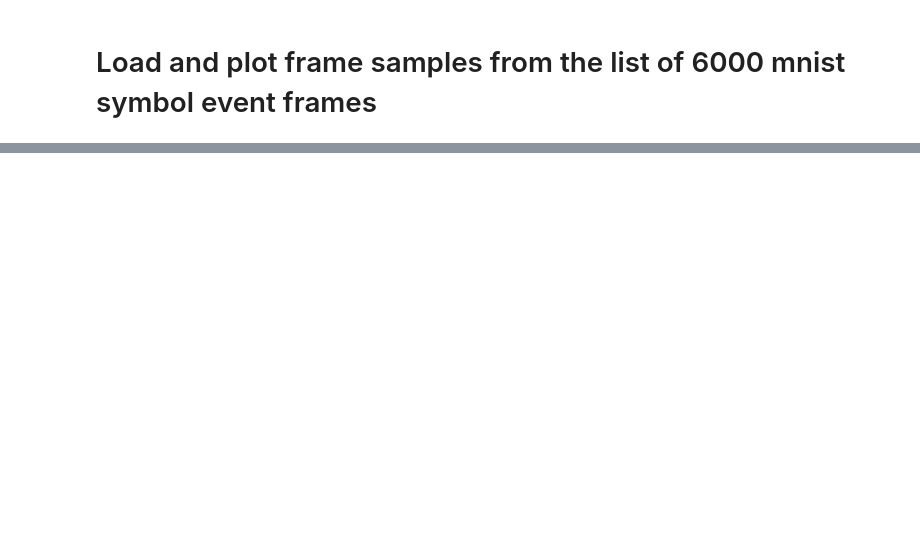
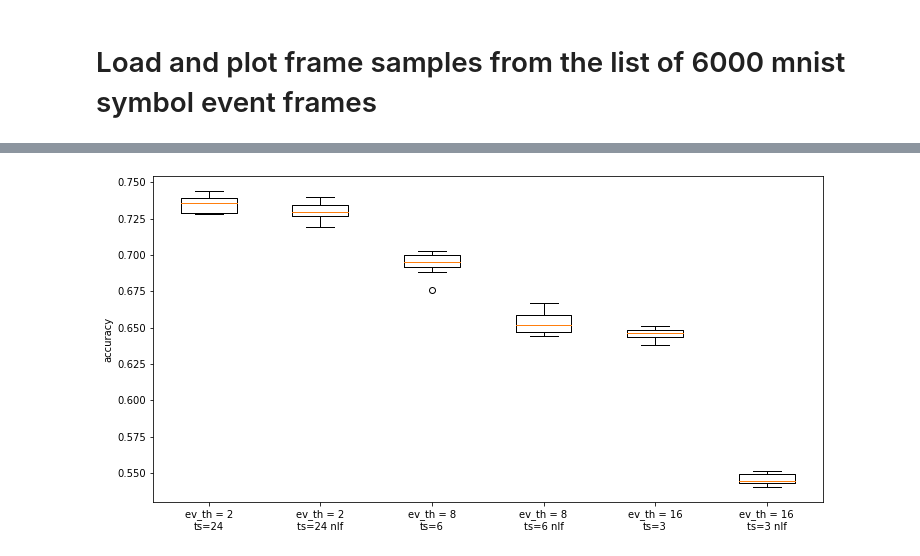
Before and after one commit to sashkarivkind/imagewalker, a Jupyter notebook: syc_mnist_crop_load_save_v1.ipynb, the cells around one changed output, grey strips where cells are left out. Cells and saved outputs as stored; diff of their text form; code cells hidden in the pictures; blank space fills up the shorter version.

```diff
--- a/syc_mnist_crop_load_save_v1.ipynb
+++ b/syc_mnist_crop_load_save_v1.ipynb
@@ -415,0 +532,21 @@ plt.savefig('performance_vs_ev-th.png')
+# %%
+val_accuracy_arr_100_8_6 = [0.700, 0.702, 0.688, 0.693, 0.700, 0.676, 0.695, 0.695, 0.691, 0.703]
+val_accuracy_arr_100_2_24 = [0.743, 0.730, 0.728, 0.728, 0.739, 0.739, 0.733, 0.739, 0.728, 0.744]
+val_accuracy_arr_100_16_3 = [0.644, 0.647, 0.6428, 0.648, 0.6513, 0.645, 0.648, 0.643, 0.638, 0.650]
+
+val_accuracy_arr_100_8_6_remove_last_fr = [0.647, 0.646, 0.667, 0.660, 0.660, 0.654, 0.648, 0.655, 0.650, 0.644]
+val_accuracy_arr_100_2_24_remove_last_fr = [0.729, 0.727, 0.734, 0.734, 0.730, 0.726, 0.727, 0.719, 0.740, 0.739]
+val_accuracy_arr_100_16_3_remove_last_fr = [0.551, 0.551, 0.544, 0.543, 0.540, 0.544, 0.545, 0.543, 0.550, 0.548]
+
+data = [ val_accuracy_arr_100_2_24, val_accuracy_arr_100_2_24_remove_last_fr,
+        val_accuracy_arr_100_8_6, val_accuracy_arr_100_8_6_remove_last_fr,
+        val_accuracy_arr_100_16_3, val_accuracy_arr_100_16_3_remove_last_fr]
+
+plt.figure(figsize=(12,6))
+plt.boxplot(data, labels = ["ev_th = 2\nts=24", "ev_th = 2\nts=24 nlf", "ev_th = 8\nts=6", "ev_th = 8\nts=6 nlf",
+                            "ev_th = 16\nts=3", "ev_th = 16\nts=3 nlf"])
+plt.ylabel("accuracy")
+
+plt.savefig('performance_vs_ev-th_100epochs_w_wo_last_frame.png')
+# %% [output]
+[figure, added]
```
Also changed, not shown: parts of 26 cells of this notebook, 2 other files.
